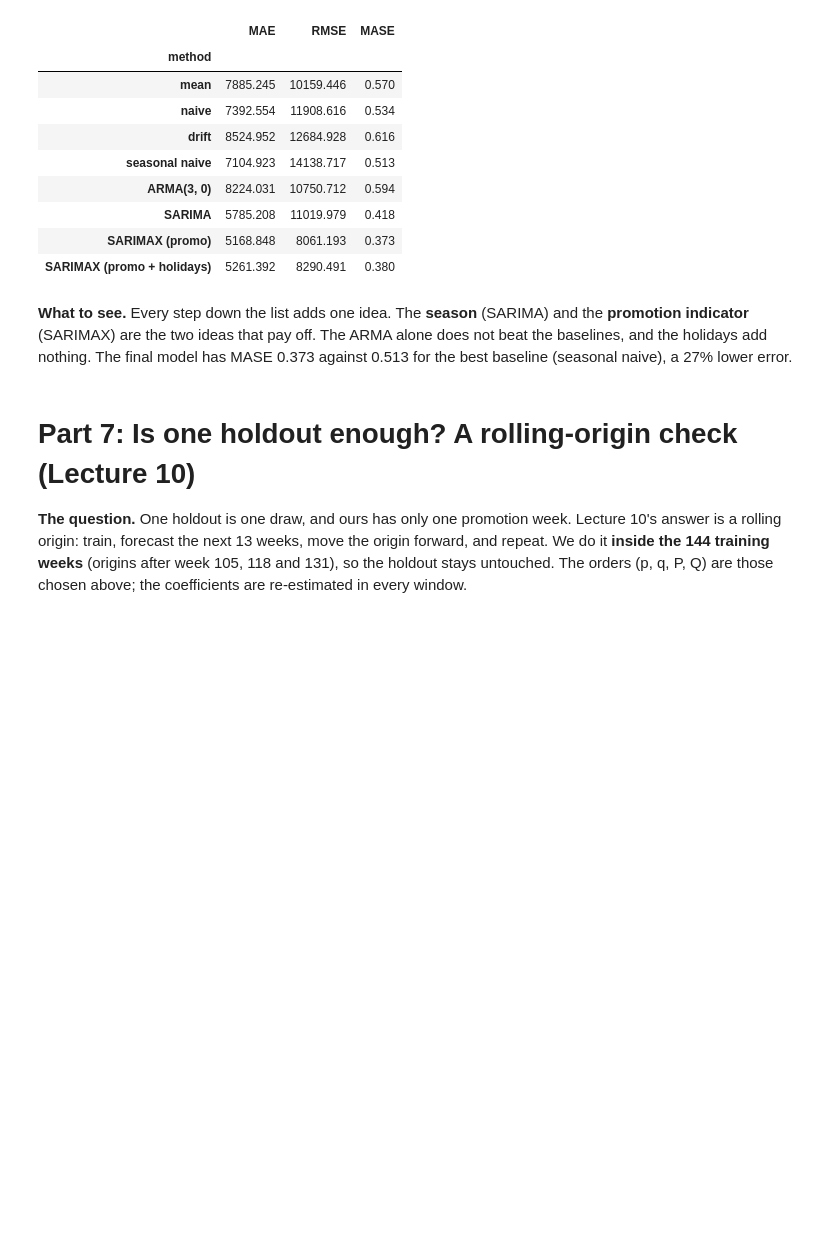
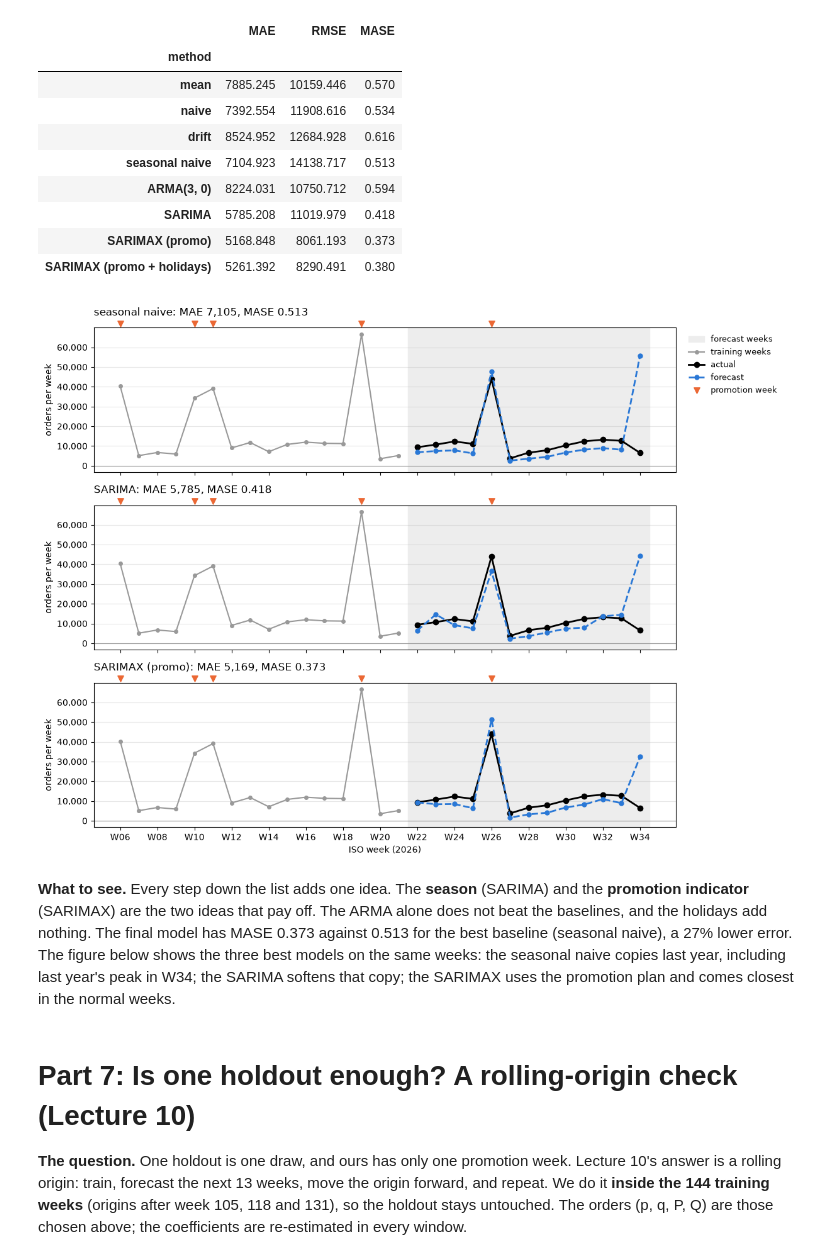
Before and after one commit to andr322a/arla-forecasting-challenge, a Jupyter notebook: forecasting_step_by_step.ipynb, the cells around one changed output. Drawn from its saved outputs; the diff is of its cells as text; code cells hidden in the pictures; blank space fills up the shorter version.

```diff
--- a/forecasting_step_by_step.ipynb
+++ b/forecasting_step_by_step.ipynb
@@ -683,8 +730,22 @@ table.round(3)
 | SARIMA | 5785.208 | 11019.979 | 0.418 |
 | SARIMAX (promo) | 5168.848 | 8061.193 | 0.373 |
 | SARIMAX (promo + holidays) | 5261.392 | 8290.491 | 0.380 |
+# %%
+# the three best models on the same 13 weeks, one above the other, so the weeks line up
+best = ["seasonal naive", "SARIMA", "SARIMAX (promo)"]
+fig, axes = plt.subplots(3, 1, figsize=(12, 9), sharex=True, sharey=True)
+for ax, name in zip(axes, best):
+    draw_forecast(ax, train, test, forecasts[name], "forecast")
+    ax.set_title(f"{name}: MAE {mae(test, forecasts[name]):,.0f}, MASE {mase(test, forecasts[name], train):.3f}", loc="left", pad=14)
+axes[0].legend(**LEGEND)
+axes[-1].set_xlabel("ISO week (2026)")
+fig.tight_layout()
+fig.savefig(RESULTS / "nb_holdout_comparison.png", dpi=130, bbox_inches="tight")   # for the slides
+plt.show()
+# %% [output]
+[figure, added]
 # %% [markdown]
-**What to see.** Every step down the list adds one idea. The **season** (SARIMA) and the **promotion indicator** (SARIMAX) are the two ideas that pay off. The ARMA alone does not beat the baselines, and the holidays add nothing. The final model has MASE 0.373 against 0.513 for the best baseline (seasonal naive), a 27% lower error.
+**What to see.** Every step down the list adds one idea. The **season** (SARIMA) and the **promotion indicator** (SARIMAX) are the two ideas that pay off. The ARMA alone does not beat the baselines, and the holidays add nothing. The final model has MASE 0.373 against 0.513 for the best baseline (seasonal naive), a 27% lower error. The figure below shows the three best models on the same weeks: the seasonal naive copies last year, including last year's peak in W34; the SARIMA softens that copy; the SARIMAX uses the promotion plan and comes closest in the normal weeks.
 # %% [markdown]
 # Part 7: Is one holdout enough? A rolling-origin check (Lecture 10)
 
```
Also changed, not shown: parts of 8 cells of this notebook.
